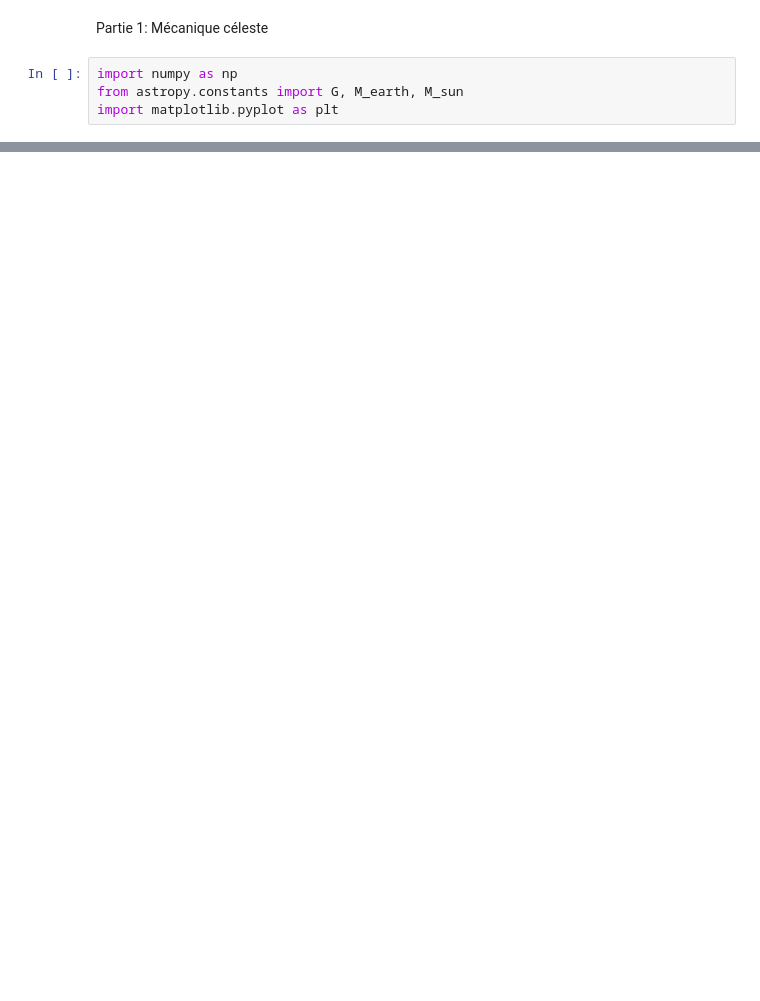
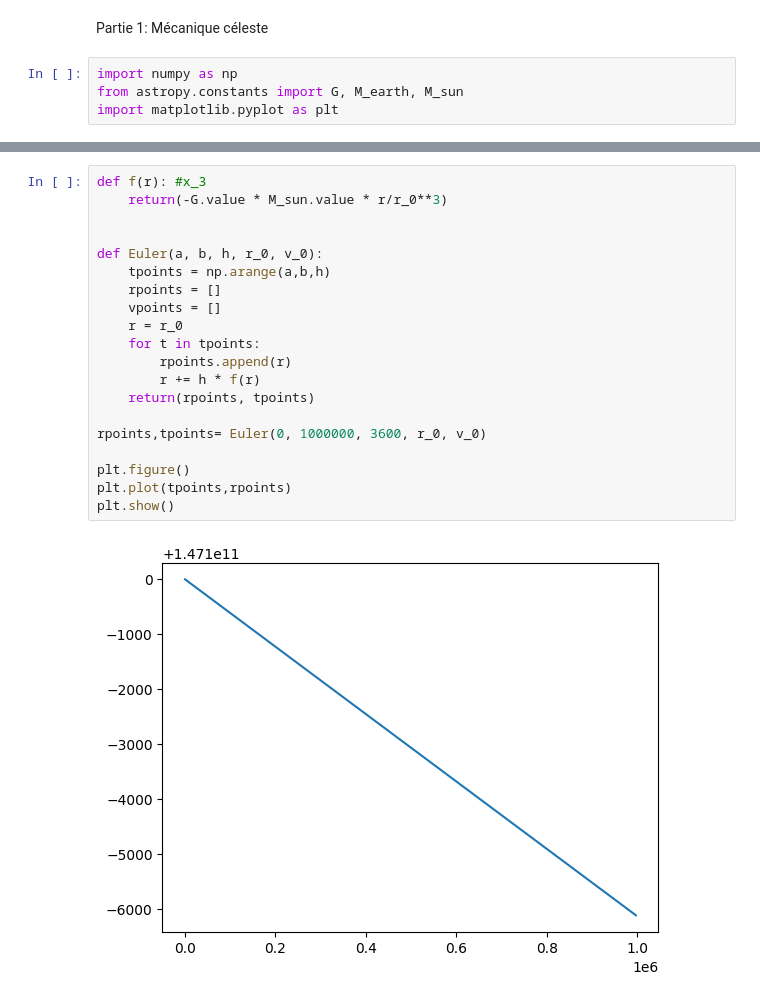
Before and after one commit to gamer39/Physique_numerique, a Jupyter notebook: Tp3/tp3.ipynb, the cells around one changed output, grey strips where cells are left out. Saved outputs shown, nothing was run; the diff lists cells and outputs as text; blank space fills up the shorter version.

```diff
--- a/Tp3/tp3.ipynb
+++ b/Tp3/tp3.ipynb
@@ -90,0 +84,22 @@ plt.show()
+# %%
+def f(r): #x_3
+    return(-G.value * M_sun.value * r/r_0**3)
+
+
+def Euler(a, b, h, r_0, v_0):
+    tpoints = np.arange(a,b,h)
+    rpoints = []
+    vpoints = []
+    r = r_0
+    for t in tpoints:
+        rpoints.append(r)
+        r += h * f(r)
+    return(rpoints, tpoints)
+
+rpoints,tpoints= Euler(0, 1000000, 3600, r_0, v_0)
+
+plt.figure()
+plt.plot(tpoints,rpoints)
+plt.show()
+# %% [output]
+[figure, added]
```
Also changed, not shown: parts of 2 cells of this notebook, 2 other files.
